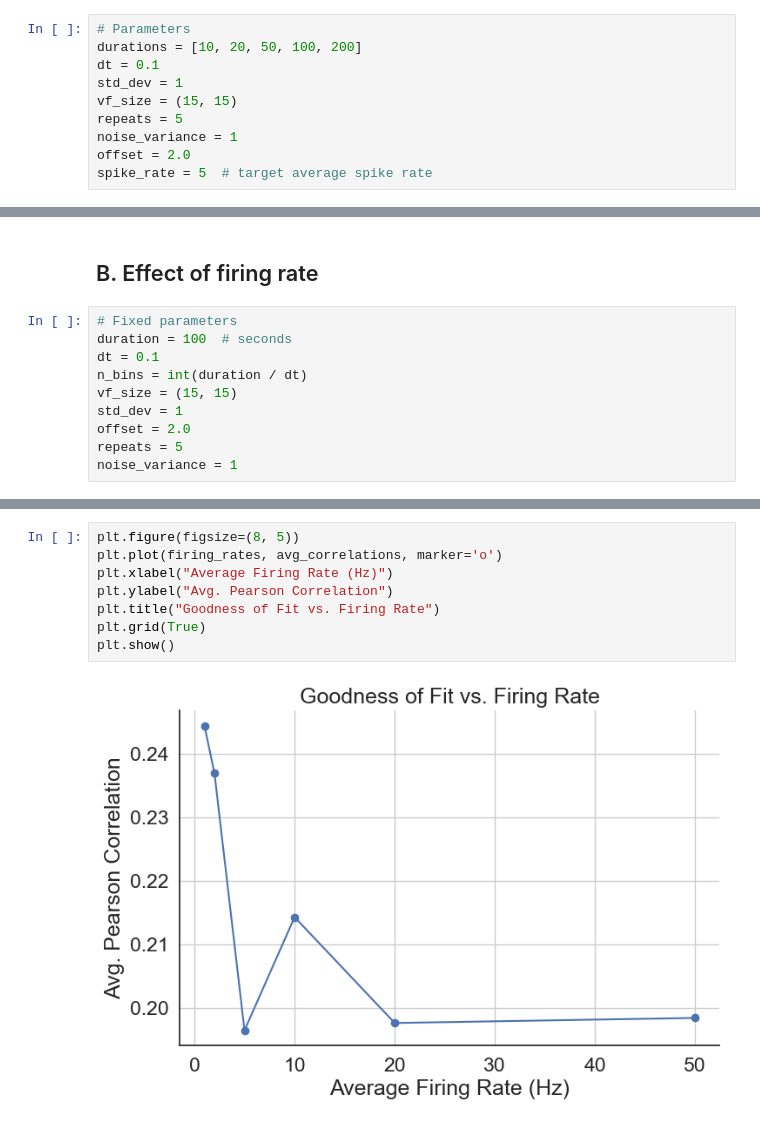
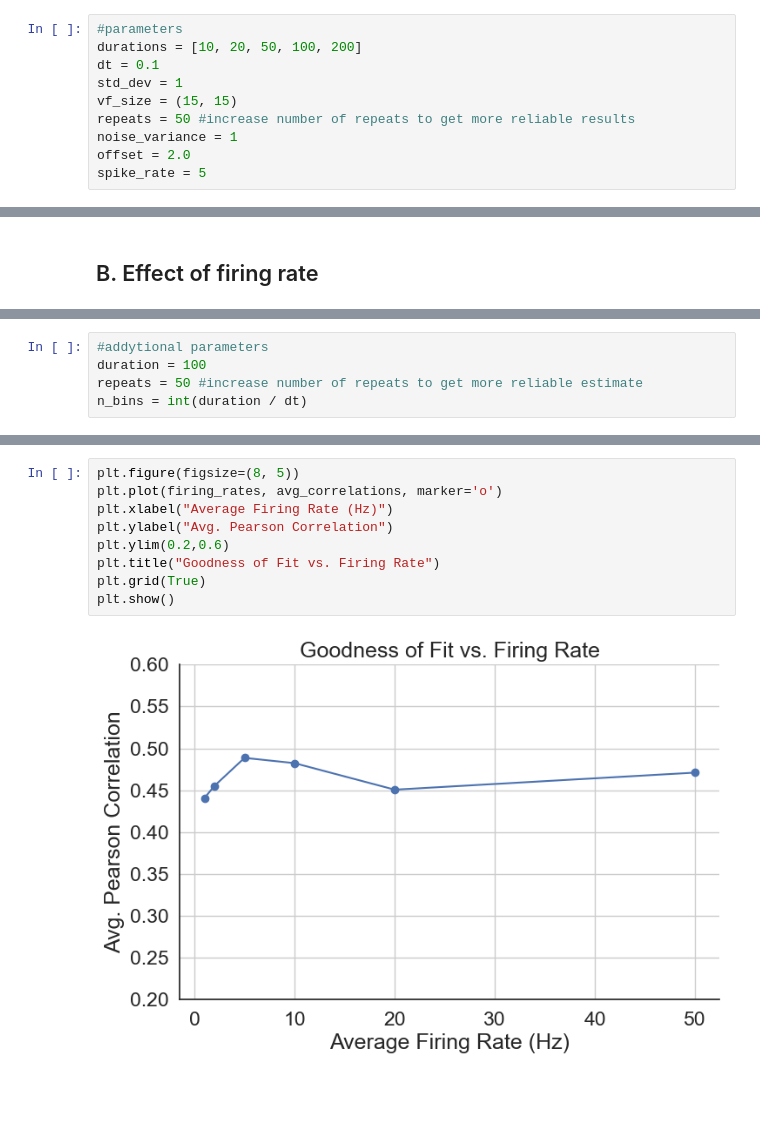
Before and after one commit to EvaMare/Neuro_Analysis, a Jupyter notebook: 2-single-cell-analysis-master/02-GLMs/module_2b_exercises.ipynb, the cells around one changed output, grey strips where cells are left out. Drawn from its saved outputs; the diff is of its cells as text; blank space fills up the shorter version.

```diff
--- a/2-single-cell-analysis-master/02-GLMs/module_2b_exercises.ipynb
+++ b/2-single-cell-analysis-master/02-GLMs/module_2b_exercises.ipynb
@@ -199,11 +208,11 @@ B - Fix the duration to 100s, and change the average firing rate of the simulati
 # %%
-# Parameters
+#parameters
 durations = [10, 20, 50, 100, 200]
 dt = 0.1
 std_dev = 1
 vf_size = (15, 15)
-repeats = 5
+repeats = 50 #increase number of repeats to get more reliable results
 noise_variance = 1
 offset = 2.0
-spike_rate = 5  # target average spike rate
+spike_rate = 5
 # %%
@@ -278,12 +285,2 @@ plt.show()
 # %% [markdown]
 ## B. Effect of firing rate
-# %%
-# Fixed parameters
-duration = 100  # seconds
-dt = 0.1
-n_bins = int(duration / dt)
-vf_size = (15, 15)
-std_dev = 1
-offset = 2.0
-repeats = 5
-noise_variance = 1
@@ -290 +289,6 @@ noise_variance = 1
+# %%
+#addytional parameters
+duration = 100
+repeats = 50 #increase number of repeats to get more reliable estimate
+n_bins = int(duration / dt)
 # %%
@@ -345,10 +345,11 @@ Firing rate: 50 Hz | Avg. Pearson Correlation: 0.198
 # %%
 plt.figure(figsize=(8, 5))
 plt.plot(firing_rates, avg_correlations, marker='o')
 plt.xlabel("Average Firing Rate (Hz)")
 plt.ylabel("Avg. Pearson Correlation")
+plt.ylim(0.2,0.6)
 plt.title("Goodness of Fit vs. Firing Rate")
 plt.grid(True)
 plt.show()
 # %% [output]
-[figure, old version]
+[figure, new version]
```
Also changed, not shown: parts of 16 cells of this notebook.
